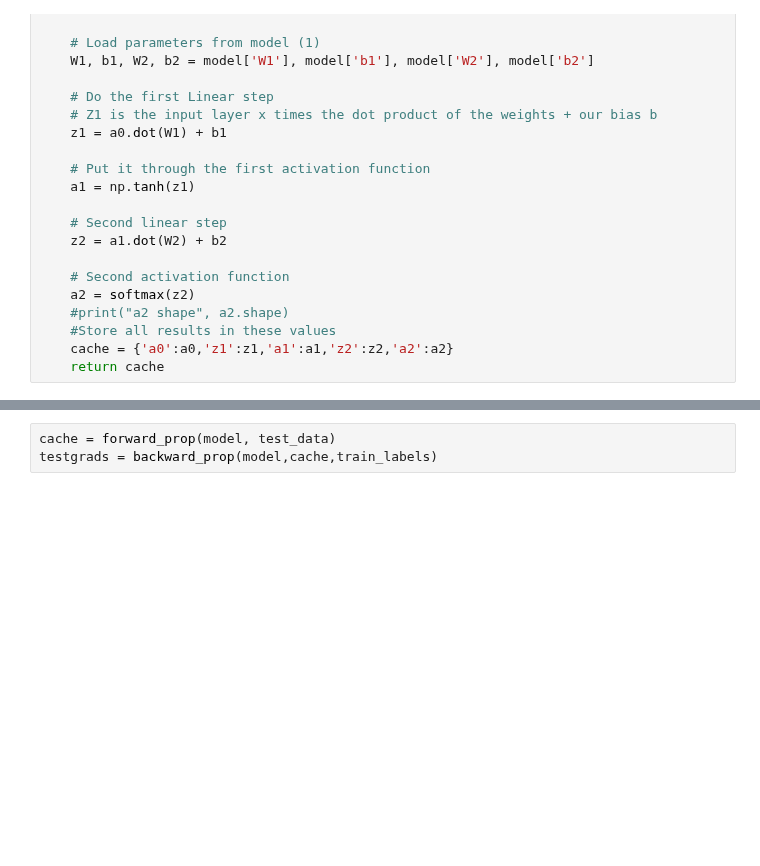
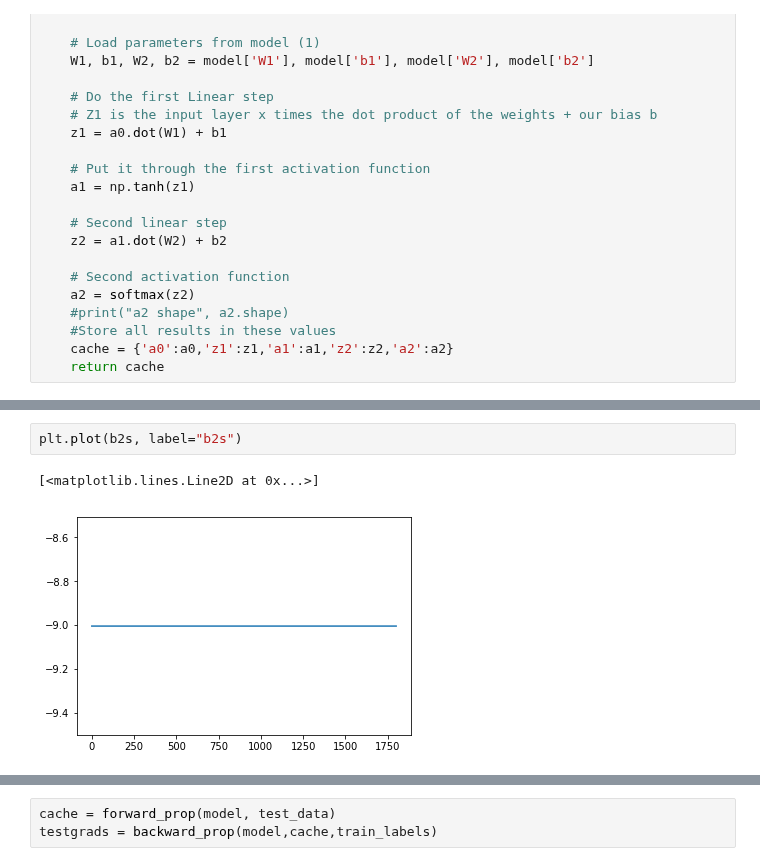
Before and after one commit to btannenw/CMS_machineLearning, a Jupyter notebook: leptonIdentificationNN/4_2_1_Network.ipynb, the cells around one changed output, grey strips where cells are left out. Cells and saved outputs as stored; diff of their text form; blank space fills up the shorter version.

```diff
--- a/leptonIdentificationNN/4_2_1_Network.ipynb
+++ b/leptonIdentificationNN/4_2_1_Network.ipynb
@@ -318,0 +357,5 @@ bias 2 [[-73.52942226]]
+# %%
+plt.plot(b2s, label="b2s")
+# %% [output]
+[<matplotlib.lines.Line2D at 0x...>]
+[figure, added]
```
Also changed, not shown: parts of 14 cells of this notebook.
